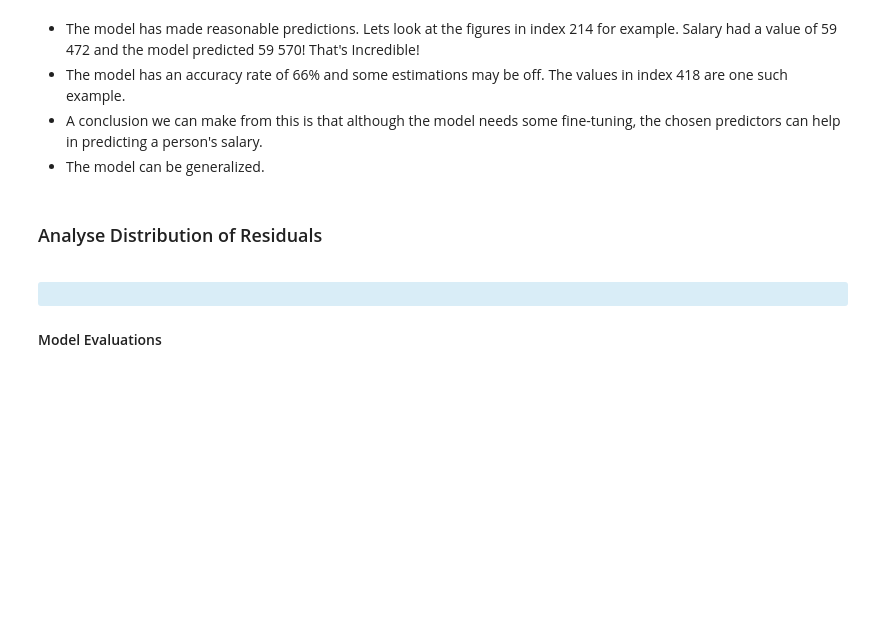
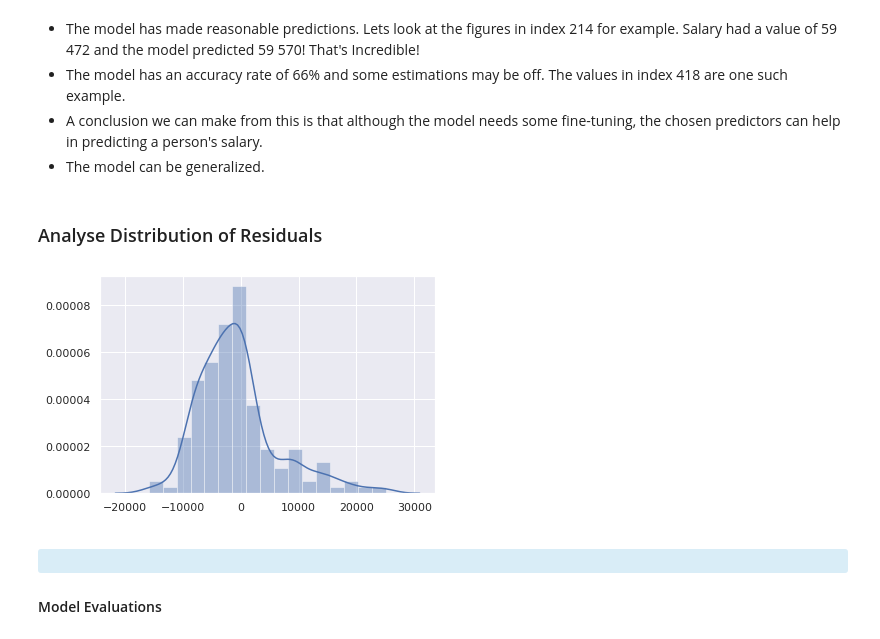
Before and after one commit to MphoKhotleng/Multiple-Linear-Regression, a Jupyter notebook: Updated_MLR.ipynb, the cells around one changed output. Cells and saved outputs as stored; diff of their text form; code cells hidden in the pictures; blank space fills up the shorter version.

```diff
--- a/Updated_MLR.ipynb
+++ b/Updated_MLR.ipynb
@@ -312,8 +312,10 @@ df_compare
 # %% [markdown]
 ### Analyse Distribution of Residuals
 # %%
-# sns.distplot((Y_test - predict_salary))
-# plt.show()
+sns.distplot((Y_test - predict_salary))
+plt.show()
+# %% [output]
+[figure, added]
 # %% [markdown]
 <a id='eval'></a> <div class="alert alert-block alert-info">
 
```
Also changed, not shown: parts of 4 cells of this notebook.
